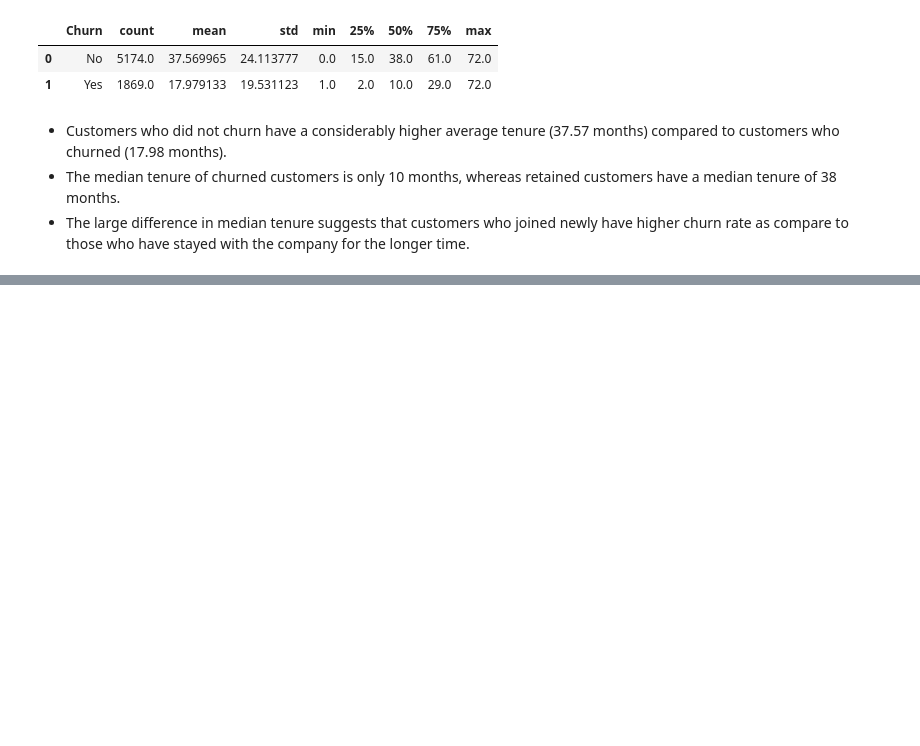
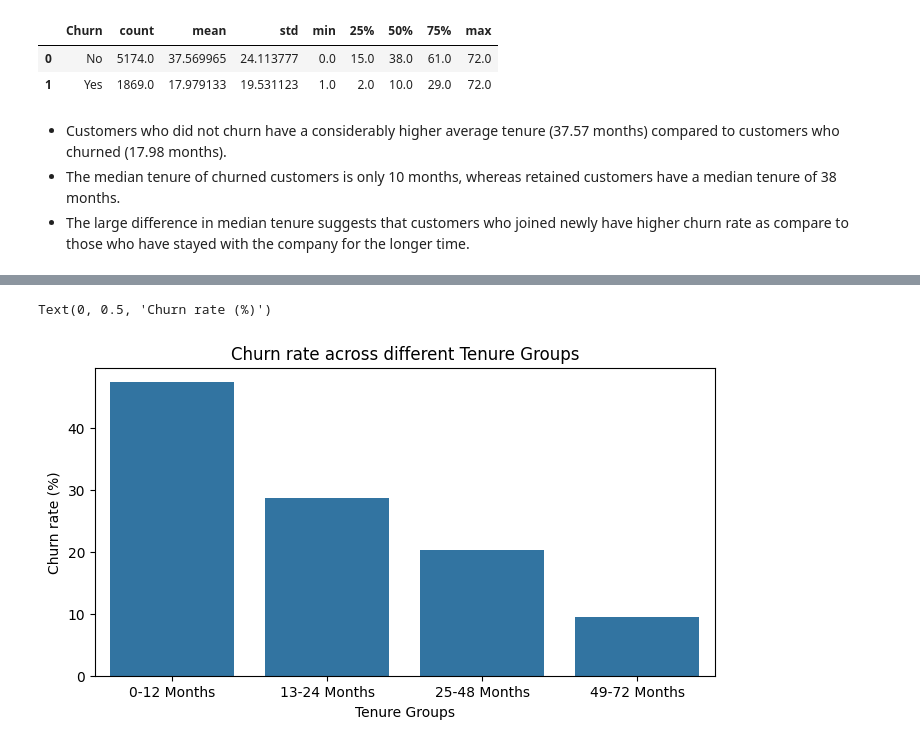
Before and after one commit to dheeraj59/Telco-Customer-Churn-EDA, a Jupyter notebook: eda.ipynb, the cells around one changed output, grey strips where cells are left out. Cells and saved outputs as stored; diff of their text form; code cells hidden in the pictures; blank space fills up the shorter version.

Commit message:
Divide tenure into smaller buckets using a new TenureGroup column.

```diff
--- a/eda.ipynb
+++ b/eda.ipynb
@@ -1056,3 +1056,14 @@ df.groupby('Churn', as_index = False)['tenure'].describe()
 - Customers who did not churn have a considerably higher average tenure (37.57 months) compared to customers who churned (17.98 months).
 - The median tenure of churned customers is only 10 months, whereas retained customers have a median tenure of 38 months.
 - The large difference in median tenure suggests that customers who joined newly have higher churn rate as compare to those who have stayed with the company for the longer time.
+# %%
+# Now we will analyse churn with tenure in a slightly deeper way.
+# Our target is to check exactly what range of  customers according to their tenure are leaving the company.
+# We will divide the tenure in small groups.
+bins =  [0,12,24,48,72]
+label = labels = ['0-12 Months','13-24 Months','25-48 Months', '49-72 Months']
+
+df["TenureGroup"] = pd.cut(df['tenure'], bins=bins, labels=label, include_lowest=True)
+# The above command creates TenureGroup column in a dataset in which for every tenure one range is specified. Like if tenure is 1 then the range is "0-12 Months"
+
+df[['tenure','Churn','TenureGroup']].head()
@@ -1058,0 +1077,8 @@ df.groupby('Churn', as_index = False)['tenure'].describe()
+# %%
+tenure_analysis = df.groupby('TenureGroup',observed = True, as_index=False).agg(
+    Total_Customers = ("Churn",'count'),
+    Churned_Customers = ('Churn', lambda x: (x=='Yes').sum()),
+    Retained_Customers = ('Churn',lambda x: (x=='No').sum()),
+    Churn_Rate = ('Churn', lambda x :(x=='Yes').mean()*100) # Churn rate in each tenure groups
+)
+tenure_analysis
@@ -1058,0 +1091,9 @@ df.groupby('Churn', as_index = False)['tenure'].describe()
+# %%
+plt.figure(figsize=(8,4))
+sns.barplot(data = tenure_analysis, x = 'TenureGroup', y = 'Churn_Rate')
+plt.title("Churn rate across different Tenure Groups")
+plt.xlabel("Tenure Groups")
+plt.ylabel("Churn rate (%)")
+# %% [output]
+Text(0, 0.5, 'Churn rate (%)')
+[figure, added]
```
Also changed, not shown: parts of 3 cells of this notebook.
